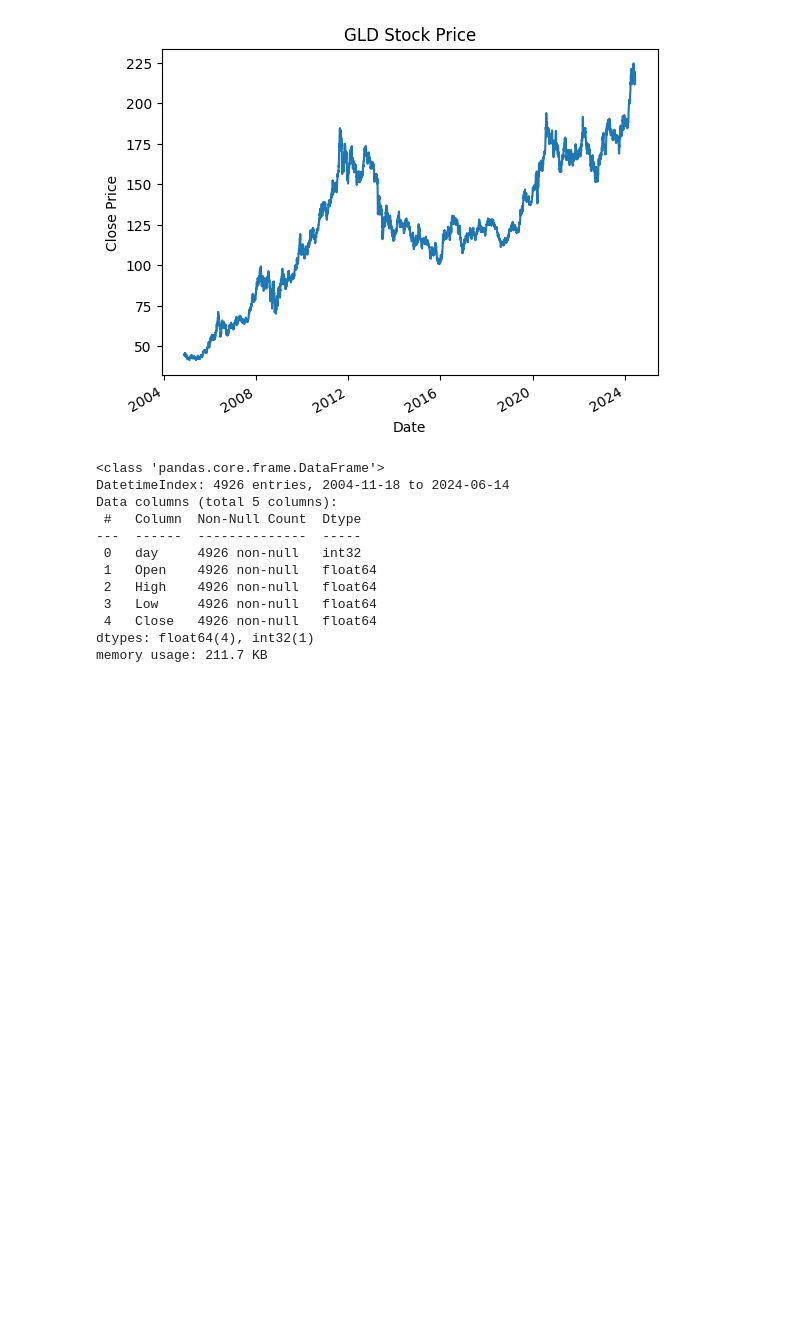
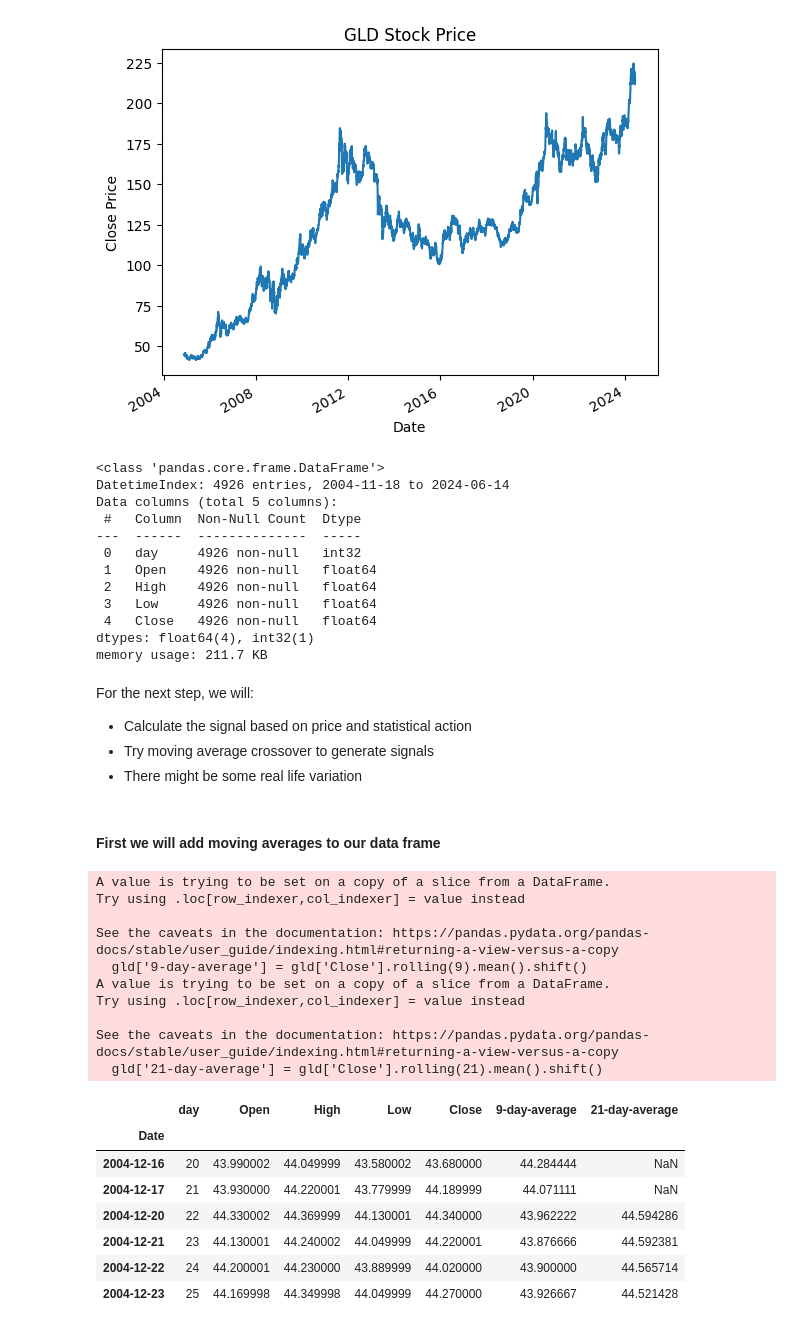
Before and after one commit to giahienpham/momentum_trading_strategy, a Jupyter notebook: momentum_algorithmic.ipynb, the cells around one changed output. Drawn from its saved outputs; the diff is of its cells as text; code cells hidden in the pictures; blank space fills up the shorter version.

```diff
--- a/momentum_algorithmic.ipynb
+++ b/momentum_algorithmic.ipynb
@@ -48,3 +48,34 @@ Data columns (total 5 columns):
  4   Close   4926 non-null   float64
 dtypes: float64(4), int32(1)
 memory usage: 211.7 KB
+# %% [markdown]
+For the next step, we will:
+* Calculate the signal based on price and statistical action
+* Try moving average crossover to generate signals
+* There might be some real life variation
+# %% [markdown]
+#### First we will add moving averages to our data frame
+# %%
+gld['9-day-average'] = gld['Close'].rolling(9).mean().shift()
+gld['21-day-average'] = gld['Close'].rolling(21).mean().shift()
+#since the close price is after the day, we need to shift it by one day to have the moving average
+gld[19:25]
+# %% [output]
+A value is trying to be set on a copy of a slice from a DataFrame.
+Try using .loc[row_indexer,col_indexer] = value instead
+
+See the caveats in the documentation: https://pandas.pydata.org/pandas-docs/stable/user_guide/indexing.html#returning-a-view-versus-a-copy
+  gld['9-day-average'] = gld['Close'].rolling(9).mean().shift()
+A value is trying to be set on a copy of a slice from a DataFrame.
+Try using .loc[row_indexer,col_indexer] = value instead
+
+See the caveats in the documentation: https://pandas.pydata.org/pandas-docs/stable/user_guide/indexing.html#returning-a-view-versus-a-copy
+  gld['21-day-average'] = gld['Close'].rolling(21).mean().shift()
+|  | day | Open | High | Low | Close | 9-day-average | 21-day-average |
+| Date |  |  |  |  |  |  |  |
+| 2004-12-16 | 20 | 43.990002 | 44.049999 | 43.580002 | 43.680000 | 44.284444 | NaN |
+| 2004-12-17 | 21 | 43.930000 | 44.220001 | 43.779999 | 44.189999 | 44.071111 | NaN |
+| 2004-12-20 | 22 | 44.330002 | 44.369999 | 44.130001 | 44.340000 | 43.962222 | 44.594286 |
+| 2004-12-21 | 23 | 44.130001 | 44.240002 | 44.049999 | 44.220001 | 43.876666 | 44.592381 |
+| 2004-12-22 | 24 | 44.200001 | 44.230000 | 43.889999 | 44.020000 | 43.900000 | 44.565714 |
+| 2004-12-23 | 25 | 44.169998 | 44.349998 | 44.049999 | 44.270000 | 43.926667 | 44.521428 |
```
Also changed, not shown: parts of 9 cells of this notebook.
